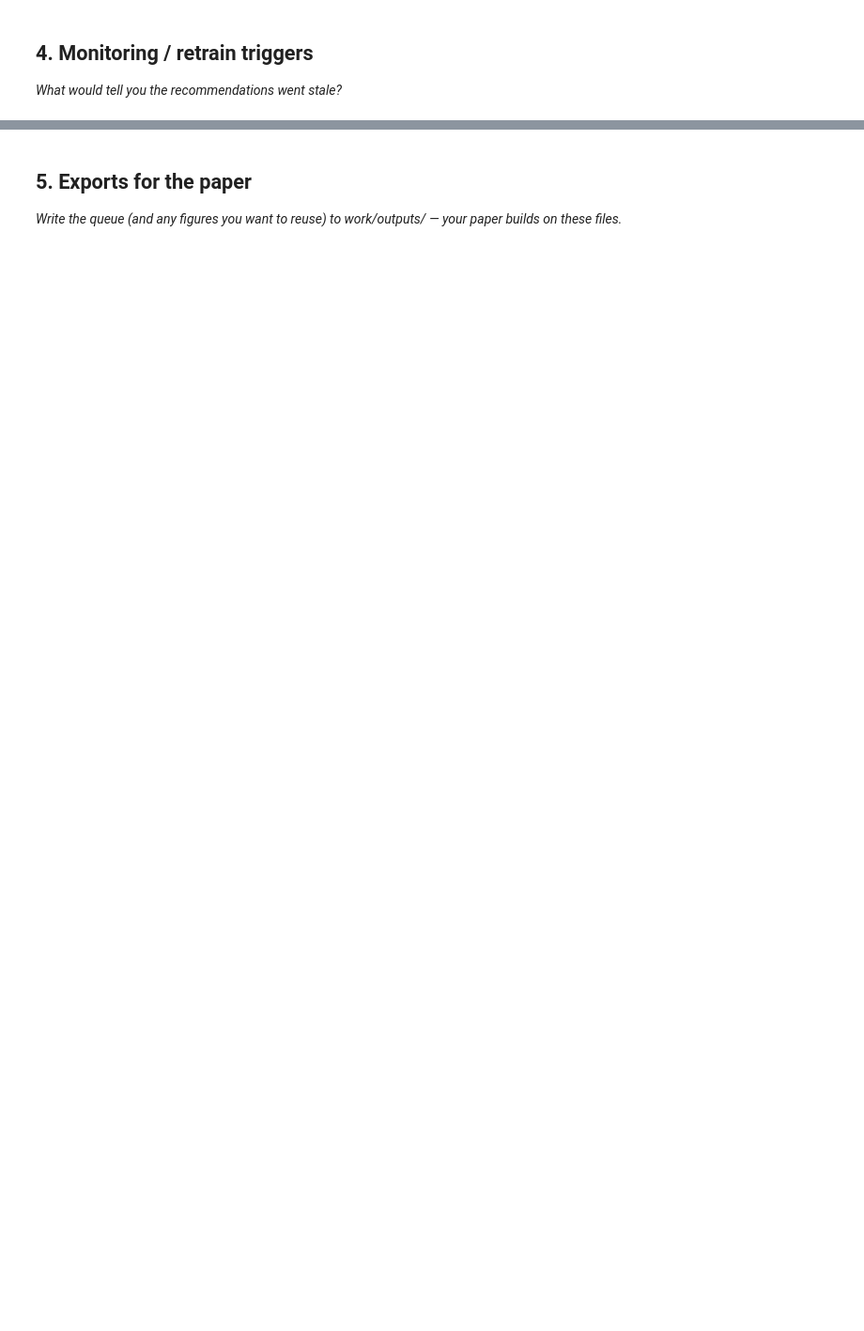
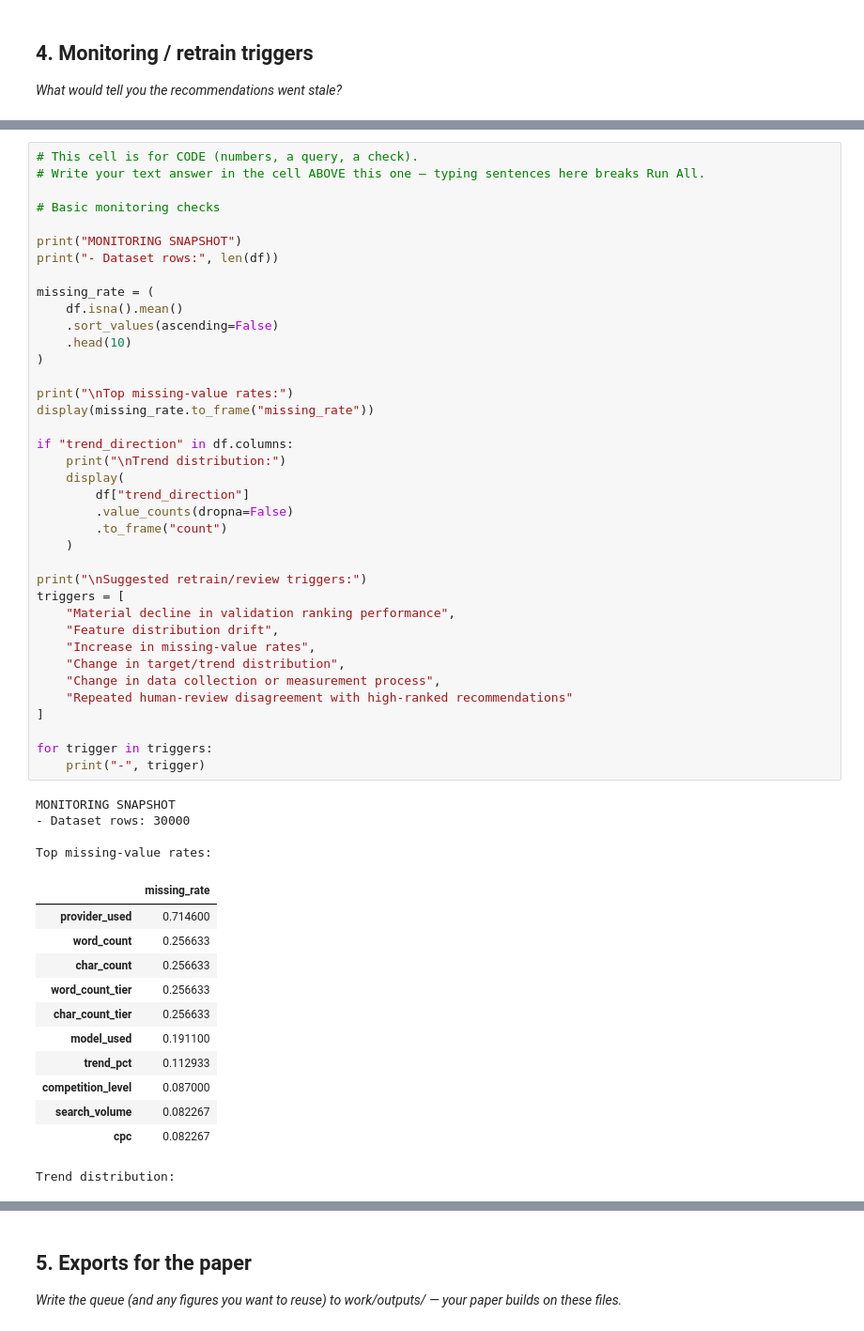
Before and after one commit to MalikZeeshan1122/FlyRank-ML-Internship-Starter, a Jupyter notebook: work/notebooks/w07_action_playbook.ipynb, the cells around one changed output, grey strips where cells are left out. Shown at 94% size. Drawn from its saved outputs; the diff is of its cells as text; blank space fills up the shorter version.

```diff
--- a/work/notebooks/w07_action_playbook.ipynb
+++ b/work/notebooks/w07_action_playbook.ipynb
@@ -36,0 +350,55 @@ This skeleton is yours to fill. Work the sections **in order** — each one has
+# %%
+# This cell is for CODE (numbers, a query, a check).
+# Write your text answer in the cell ABOVE this one — typing sentences here breaks Run All.
+
+# Basic monitoring checks
+
+print("MONITORING SNAPSHOT")
+print("- Dataset rows:", len(df))
+
+missing_rate = (
+    df.isna().mean()
+    .sort_values(ascending=False)
+    .head(10)
+)
+
+print("\nTop missing-value rates:")
+display(missing_rate.to_frame("missing_rate"))
+
+if "trend_direction" in df.columns:
+    print("\nTrend distribution:")
+    display(
+        df["trend_direction"]
+        .value_counts(dropna=False)
+        .to_frame("count")
+    )
+
+print("\nSuggested retrain/review triggers:")
+triggers = [
+    "Material decline in validation ranking performance",
+    "Feature distribution drift",
+    "Increase in missing-value rates",
+    "Change in target/trend distribution",
+    "Change in data collection or measurement process",
+    "Repeated human-review disagreement with high-ranked recommendations"
+]
+
+for trigger in triggers:
+    print("-", trigger)
+# %% [output]
+MONITORING SNAPSHOT
+- Dataset rows: 30000
+
+Top missing-value rates:
+|  | missing_rate |
+| provider_used | 0.714600 |
+| word_count | 0.256633 |
+| char_count | 0.256633 |
+| word_count_tier | 0.256633 |
+| char_count_tier | 0.256633 |
+| model_used | 0.191100 |
+| trend_pct | 0.112933 |
+| competition_level | 0.087000 |
+| search_volume | 0.082267 |
+| cpc | 0.082267 |
+Trend distribution:
```
Also changed, not shown: parts of 17 cells of this notebook.
